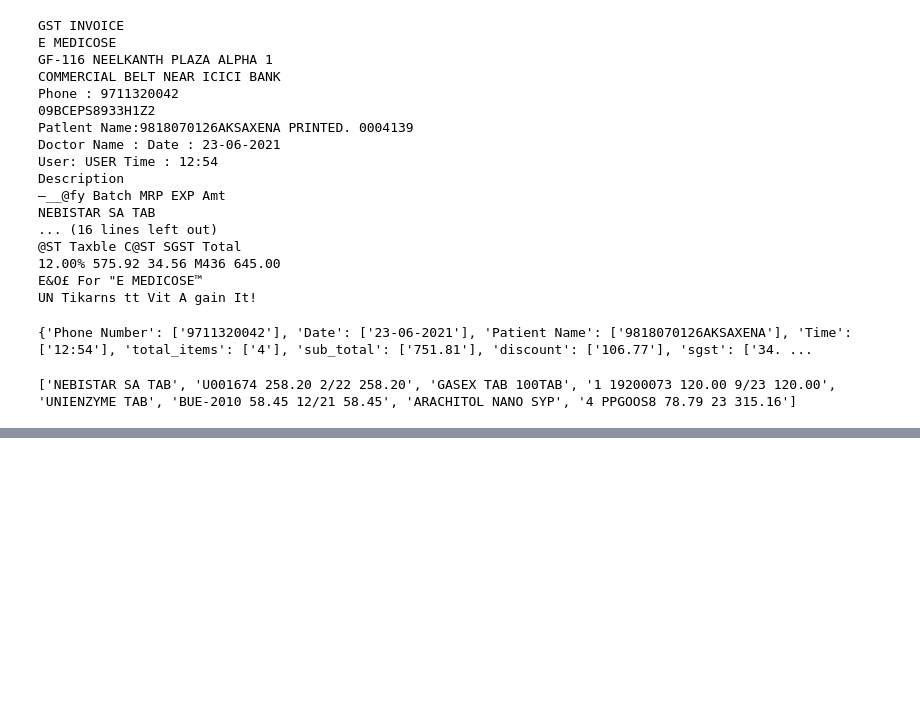
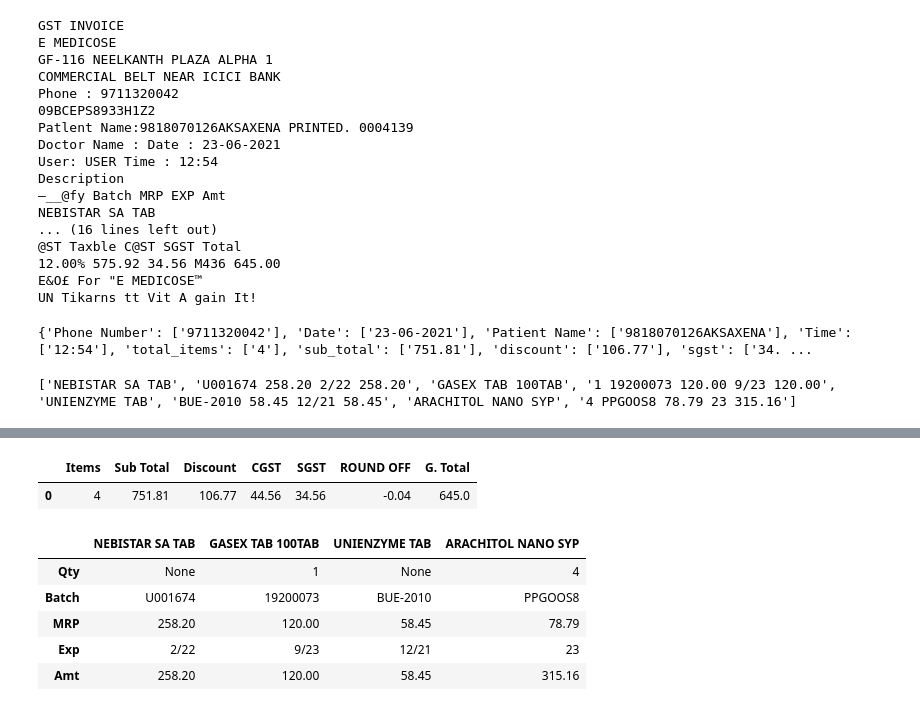
Before and after one commit to Buttermint69/OCR_Information_Extraction, a Jupyter notebook: ocr_info_extract.ipynb, the cells around one changed output, grey strips where cells are left out. Cells and saved outputs as stored; diff of their text form; code cells hidden in the pictures; blank space fills up the shorter version.

```diff
--- a/ocr_info_extract.ipynb
+++ b/ocr_info_extract.ipynb
@@ -69,0 +76,22 @@ print(items)
+# %%
+dscrpt = []
+
+for i in range(0,len(items),2):
+    dc = dict()
+    dc["Product"] = items[i]
+    dtls = items[i+1].split(" ")
+    if len(dtls) == 5:
+        dc["Qty"] = dtls[0]
+        dc["Batch"] = dtls[1]
+        dc["MRP"] = dtls[2]
+        dc["Exp"] = dtls[3]
+        dc["Amt"] = dtls[4]
+    else:
+        dc["Qty"] = None
+        dc["Batch"] = dtls[0]
+        dc["MRP"] = dtls[1]
+        dc["Exp"] = dtls[2]
+        dc["Amt"] = dtls[3]
+
+
+    dscrpt.append(dc)
@@ -69,0 +118,35 @@ print(items)
+# %%
+d = {}
+for i in dscrpt.copy():
+    name = i["Product"]
+    del i["Product"]
+    d[name] = i
+
+# Items
+d_frame = pd.DataFrame(d,)
+
+discount = c_dict["discount"]
+sub_total = c_dict["sub_total"]
+CGST = c_dict["cgst"]
+SGST = c_dict["sgst"]
+round = c_dict["round_off"]
+total_match = c_dict["grand_total"]
+
+# Total
+total = {"Items" : [int(len(dscrpt))] ,"Sub Total" : [float(sub_total[0])],"Discount": [float(discount[0])], "CGST": [float(CGST[0])],
+              "SGST": [float(SGST[0])], "ROUND OFF": [float(round[0])],"G. Total": [float(total_match[0])]}
+t_frame = pd.DataFrame(total)
+# %%
+t_frame
+# %% [output]
+|  | Items | Sub Total | Discount | CGST | SGST | ROUND OFF | G. Total |
+| 0 | 4 | 751.81 | 106.77 | 44.56 | 34.56 | -0.04 | 645.0 |
+# %%
+d_frame
+# %% [output]
+|  | NEBISTAR SA TAB | GASEX TAB 100TAB | UNIENZYME TAB | ARACHITOL NANO SYP |
+| Qty | None | 1 | None | 4 |
+| Batch | U001674 | 19200073 | BUE-2010 | PPGOOS8 |
+| MRP | 258.20 | 120.00 | 58.45 | 78.79 |
+| Exp | 2/22 | 9/23 | 12/21 | 23 |
+| Amt | 258.20 | 120.00 | 58.45 | 315.16 |
```
Also changed, not shown: parts of 8 cells of this notebook.
